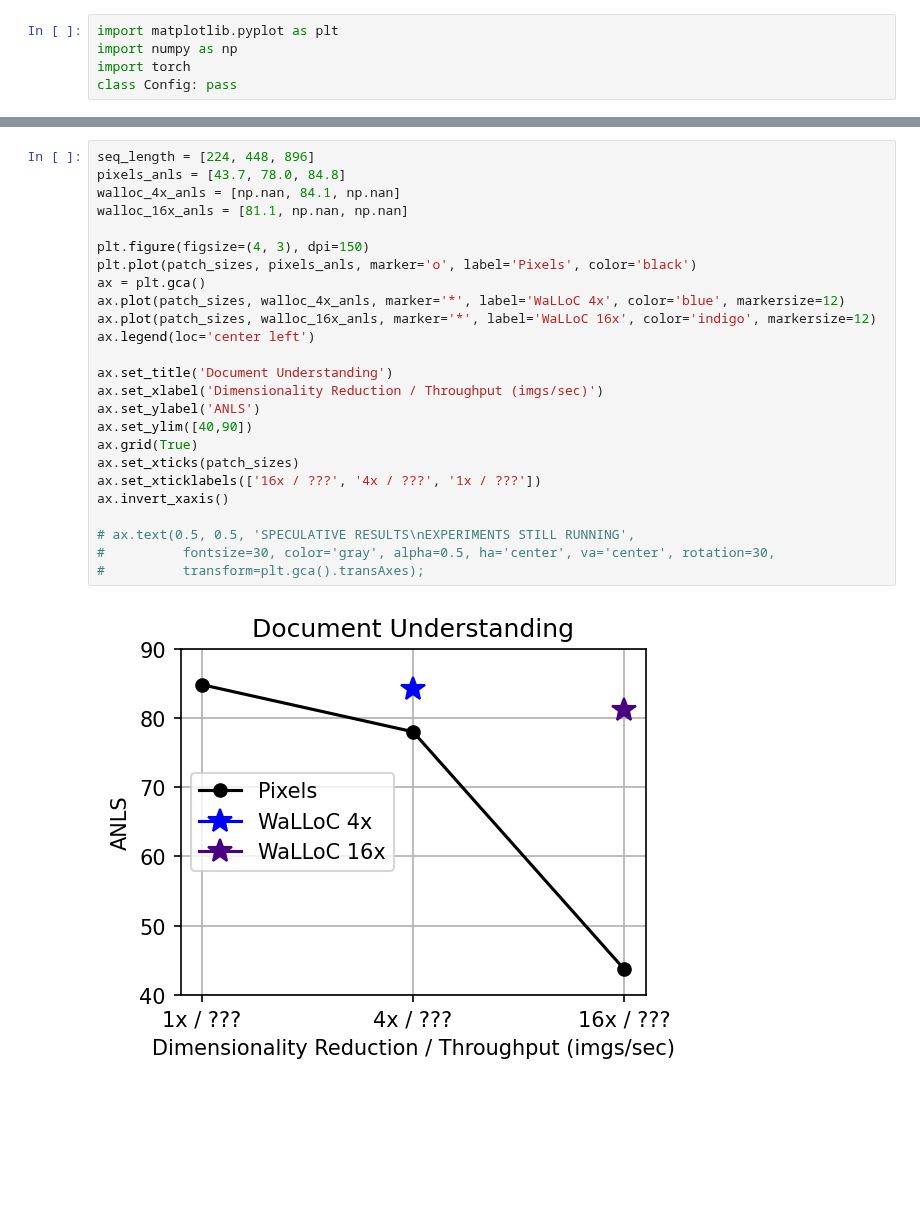
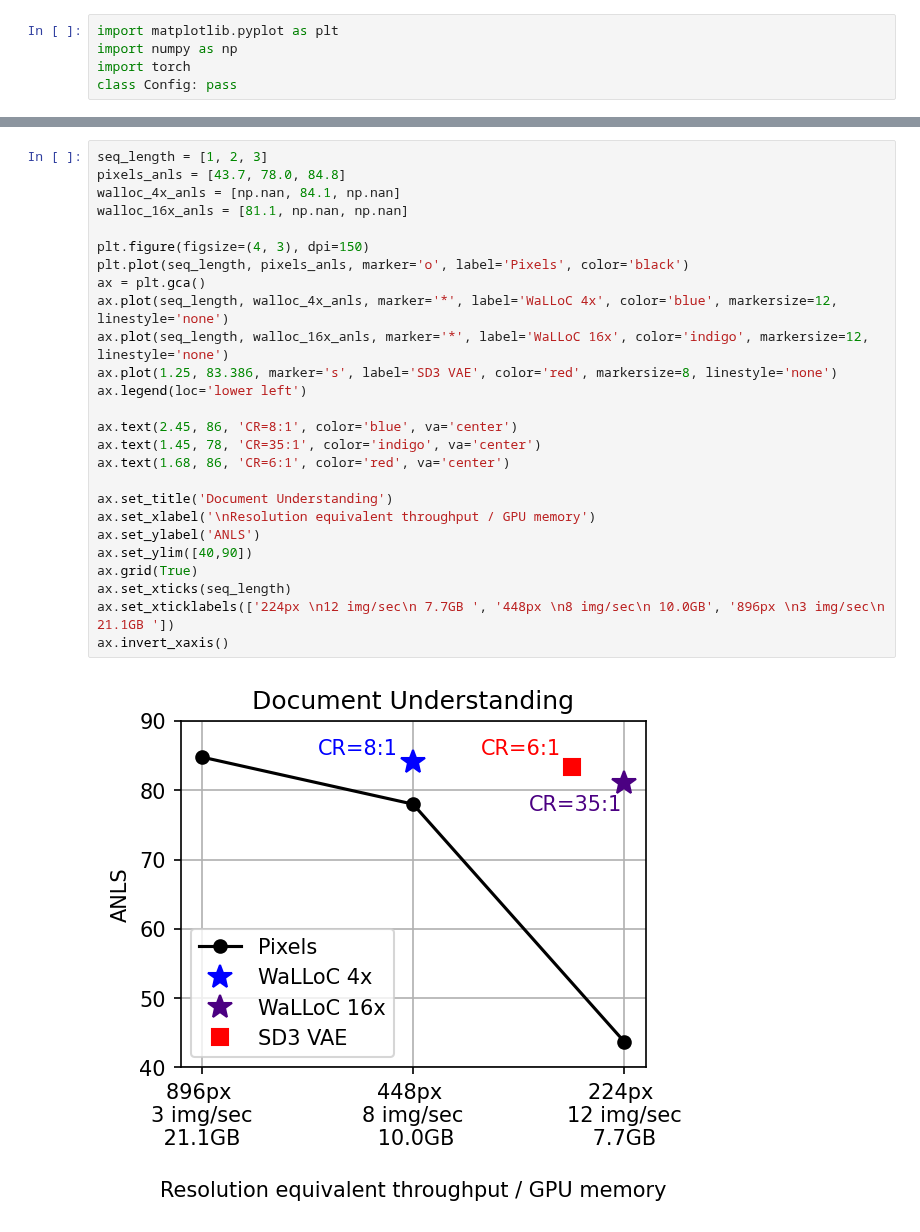
Before and after one commit to danjacobellis/LCCL, a Jupyter notebook: train/results_plot.ipynb, the cells around one changed output, grey strips where cells are left out. Cells and saved outputs as stored; diff of their text form; blank space fills up the shorter version.

```diff
--- a/train/results_plot.ipynb
+++ b/train/results_plot.ipynb
@@ -61,30 +61,31 @@ ax.legend(loc='center left')
 # %%
-seq_length = [224, 448, 896]
+seq_length = [1, 2, 3]
 pixels_anls = [43.7, 78.0, 84.8]
 walloc_4x_anls = [np.nan, 84.1, np.nan]
 walloc_16x_anls = [81.1, np.nan, np.nan]
 
 plt.figure(figsize=(4, 3), dpi=150)
-plt.plot(patch_sizes, pixels_anls, marker='o', label='Pixels', color='black')
+plt.plot(seq_length, pixels_anls, marker='o', label='Pixels', color='black')
 ax = plt.gca()
-ax.plot(patch_sizes, walloc_4x_anls, marker='*', label='WaLLoC 4x', color='blue', markersize=12)
-ax.plot(patch_sizes, walloc_16x_anls, marker='*', label='WaLLoC 16x', color='indigo', markersize=12)
-ax.legend(loc='center left')
+ax.plot(seq_length, walloc_4x_anls, marker='*', label='WaLLoC 4x', color='blue', markersize=12, linestyle='none')
+ax.plot(seq_length, walloc_16x_anls, marker='*', label='WaLLoC 16x', color='indigo', markersize=12, linestyle='none')
+ax.plot(1.25, 83.386, marker='s', label='SD3 VAE', color='red', markersize=8, linestyle='none')
+ax.legend(loc='lower left')
+
+ax.text(2.45, 86, 'CR=8:1', color='blue', va='center')
+ax.text(1.45, 78, 'CR=35:1', color='indigo', va='center')
+ax.text(1.68, 86, 'CR=6:1', color='red', va='center')
 
 ax.set_title('Document Understanding')
-ax.set_xlabel('Dimensionality Reduction / Throughput (imgs/sec)')
+ax.set_xlabel('\nResolution equivalent throughput / GPU memory')
 ax.set_ylabel('ANLS')
 ax.set_ylim([40,90])
 ax.grid(True)
-ax.set_xticks(patch_sizes)
-ax.set_xticklabels(['16x / ???', '4x / ???', '1x / ???'])
+ax.set_xticks(seq_length)
+ax.set_xticklabels(['224px \n12 img/sec\n 7.7GB ', '448px \n8 img/sec\n 10.0GB', '896px \n3 img/sec\n 21.1GB '])
 ax.invert_xaxis()
-
-# ax.text(0.5, 0.5, 'SPECULATIVE RESULTS\nEXPERIMENTS STILL RUNNING',
-#          fontsize=30, color='gray', alpha=0.5, ha='center', va='center', rotation=30,
-#          transform=plt.gca().transAxes);
 # %% [output]
-[figure, old version]
+[figure, new version]
 # %%
 cf = "log_cuda:0.pth"
 checkpoint = torch.load(cf,map_location="cpu")
```
Also changed, not shown: parts of 7 cells of this notebook.
